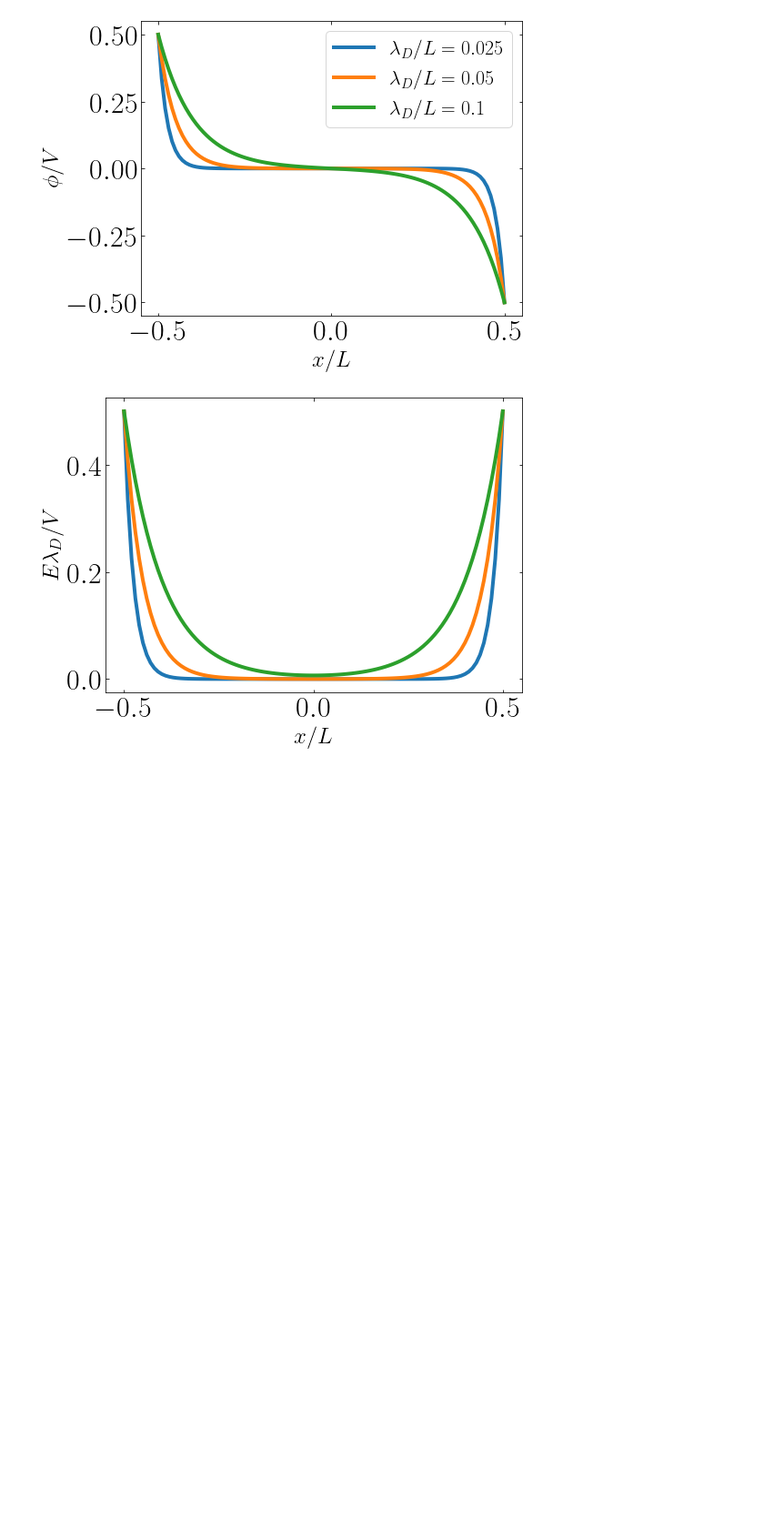
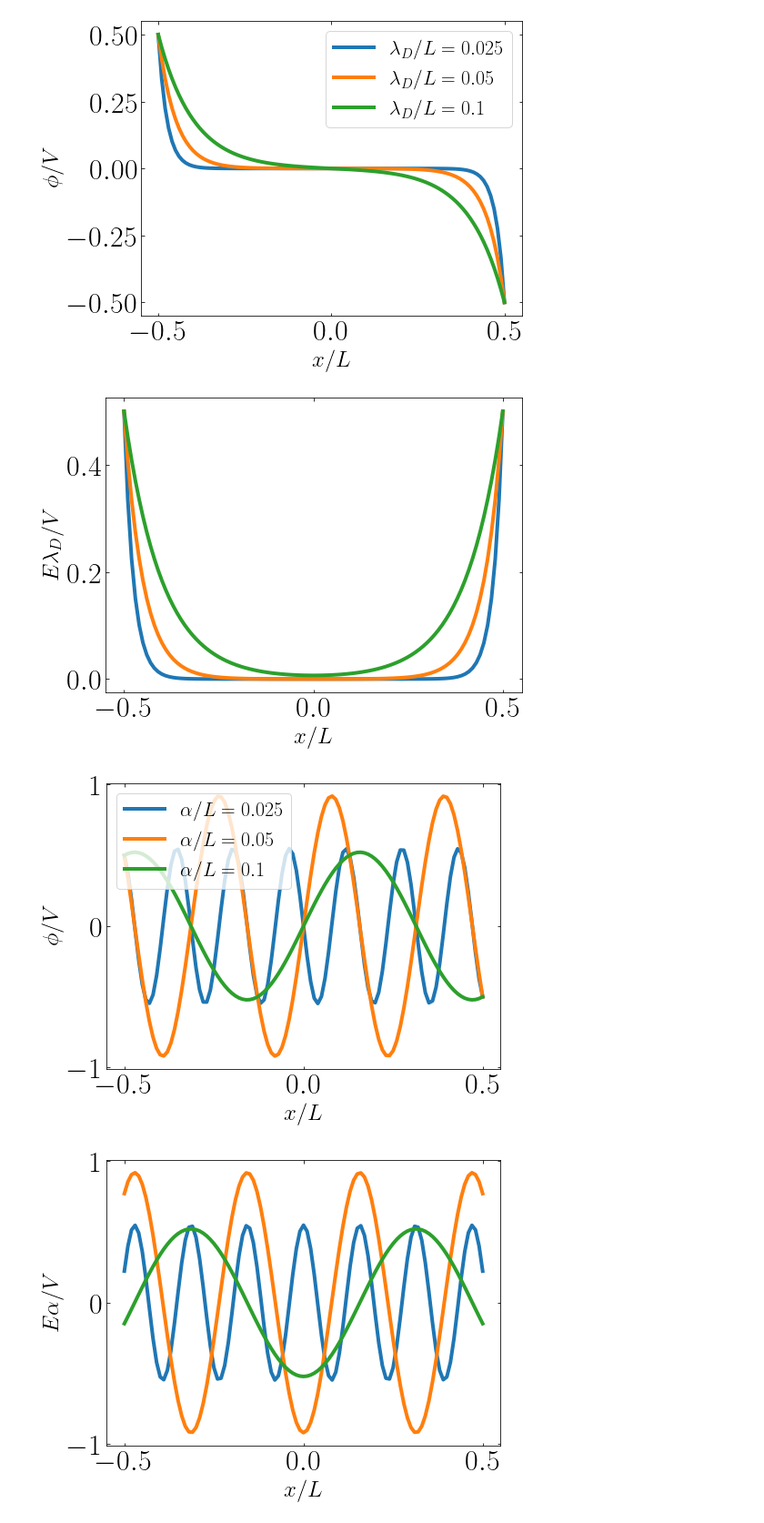
Before and after one commit to alecampos2009/technical_notes, a Jupyter notebook: images/plasma.ipynb, the cells around one changed output. Shown at 91% size. Saved outputs shown, nothing was run; the diff lists cells and outputs as text; code cells hidden in the pictures; blank space fills up the shorter version.

```diff
--- a/images/plasma.ipynb
+++ b/images/plasma.ipynb
@@ -61,3 +63,51 @@ fig.savefig('debye_elec.pdf')
 # %% [output]
 [figure]
 [figure]
+# %%
+# Plasma frequency
+
+num_pts = 101
+L_alpha_1 = 40
+L_alpha_2 = 20
+L_alpha_3 = 10
+
+x_L = np.linspace(-0.5, 0.5, num_pts)
+
+phi_1 = -0.5 * np.sin(L_alpha_1 * x_L) / np.sin(L_alpha_1 * 0.5)
+elec_1 = 0.5 * np.cos(L_alpha_1 * x_L) / np.sin(L_alpha_1 * 0.5)
+
+phi_2 = -0.5 * np.sin(L_alpha_2 * x_L) / np.sin(L_alpha_2 * 0.5)
+elec_2 = 0.5 * np.cos(L_alpha_2 * x_L) / np.sin(L_alpha_2 * 0.5)
+
+phi_3 = -0.5 * np.sin(L_alpha_3 * x_L) / np.sin(L_alpha_3 * 0.5)
+elec_3 = 0.5 * np.cos(L_alpha_3 * x_L) / np.sin(L_alpha_3 * 0.5)
+
+fig, ax = plt.subplots()
+
+ax.plot(x_L, phi_1, label = fr'$\alpha/L = {1.0 / L_alpha_1}$')
+ax.plot(x_L, phi_2, label = fr'$\alpha/L = {1.0 / L_alpha_2}$')
+ax.plot(x_L, phi_3, label = fr'$\alpha/L = {1.0 / L_alpha_3}$')
+
+ax.set_xlabel(r'$x/L$')
+ax.set_ylabel(r'$\phi/V$')
+ax.tick_params(axis='both', top=True, right=True, direction='in')
+ax.legend()
+
+fig.tight_layout()
+fig.savefig('pf_phi.pdf')
+
+fig, ax = plt.subplots()
+
+ax.plot(x_L, elec_1)
+ax.plot(x_L, elec_2)
+ax.plot(x_L, elec_3)
+
+ax.set_xlabel(r'$x/L$')
+ax.set_ylabel(r'$E\alpha/V$')
+ax.tick_params(axis='both', top=True, right=True, direction='in')
+
+fig.tight_layout()
+fig.savefig('pf_elec.pdf')
+# %% [output]
+[figure, added]
+[figure, added]
```
Also changed, not shown: parts of 2 cells of this notebook, 11 other files.
